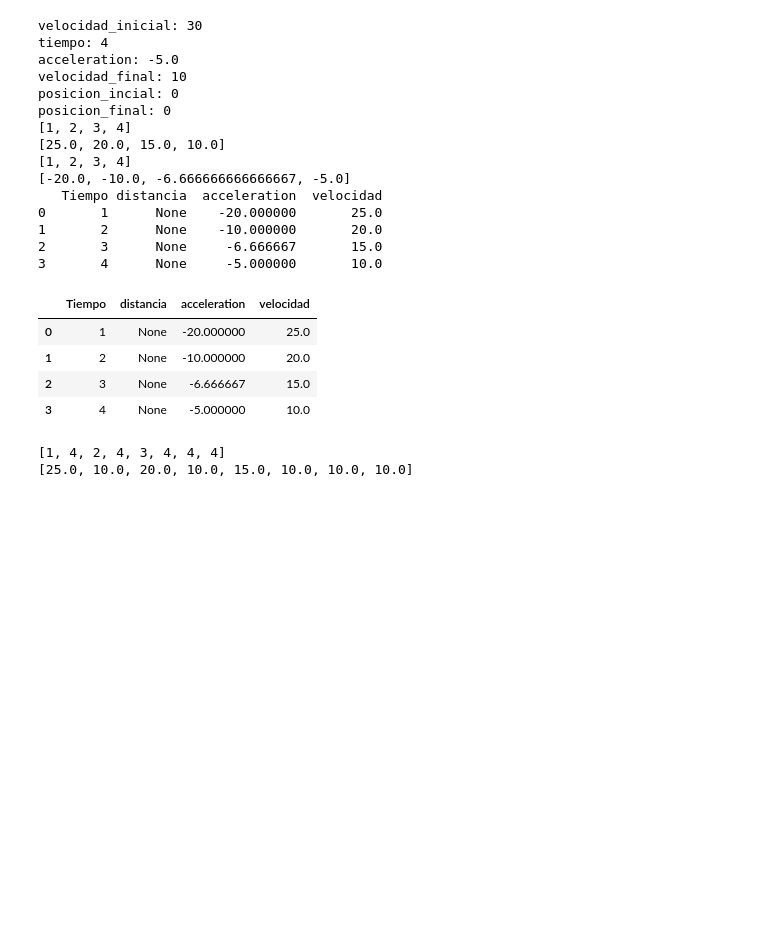
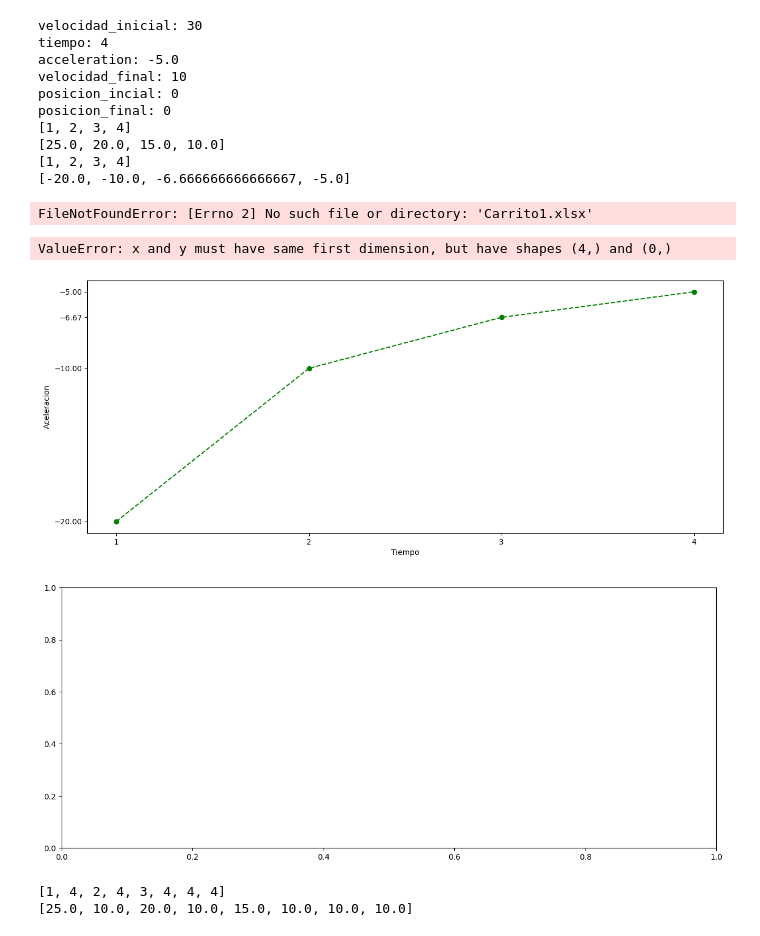
Before and after one commit to Ju4nL/PROYECTO_MRUV_CAF_PY, a Jupyter notebook: Proyecto_Caf.ipynb, the cells around one changed output. Saved outputs shown, nothing was run; the diff lists cells and outputs as text; code cells hidden in the pictures; blank space fills up the shorter version.

```diff
--- a/Proyecto_Caf.ipynb
+++ b/Proyecto_Caf.ipynb
@@ -8,7 +8,7 @@ from itertools import zip_longest #para crear df teniendo listas vacias
 
 class MRUV:
     #constructor
-    def __init__(self, posicion_final=0,acceleration=0,velocidad_inicial=0,velocidad_final=0,tiempo=0):
+    def __init__(self,name,posicion_final=0,acceleration=0,velocidad_inicial=0,velocidad_final=0,tiempo=0):
 
       self.velocidad_inicial=velocidad_inicial
       self.tiempo=tiempo
@@ -21,6 +21,7 @@ class MRUV:
       self.list_posicion=[]
       self.list_velocidad=[]
       self.df_datos=pd.DataFrame()
+      self.name=name
 
     #creamos las funciones para el objeto como acelerar y desacelerar que afectan a la velocidad
 
@@ -86,15 +87,21 @@ class MRUV:
 
     #guardamos la info para no perderla
     def crear_archivo(self):
-      self.df_datos.to_excel("prueba.xlsx",sheet_name="Hoja 1",index=False)
+      archivo=self.name+'.xlsx'
+      self.df_datos.to_excel(archivo,sheet_name="Hoja 1",index=False)
       print(self.df_datos)
       return self.df_datos
 
 
     def unir_datos(self):
+      # archivo=self.name+'.xlsx'
+      # #busco primero si existe el archivo para solo agregar la info
+      # df_archivo=pd.read_excel(archivo)
+      # print(df_archivo)
       #usamos un dataframe para crear una tabla , como sip_longest evitamos un error que pueda truncarnos el proceso
       self.df_datos = pd.DataFrame(list(zip_longest(self.list_tiempo, self.list_posicion, self.list_acceleration,self.list_velocidad)), columns=['Tiempo', 'distancia', 'acceleration','velocidad'])
-
+      self.df_datos['objeto']=self.name
+      self.df_datos['objetodistancia']=''
 
       return self.df_datos
 
@@ -209,12 +216,12 @@ class MRUV:
 #reduciendo su velocidad a 10 m/s en un tiempo de 4 segundos. Queremos determinar la aceleración negativa experimentada durante el frenado.
 
 
-carrito1=MRUV(velocidad_inicial=30,velocidad_final=10,tiempo=4)
+carrito1=MRUV(velocidad_inicial=30,velocidad_final=10,tiempo=4,name='Carrito1')
 carrito1.frm_acceleration()
 carrito1.print()
 carrito1.listar_tiempo()
 carrito1.guardar_datos_velocidad()
-#carrito1.guardar_datos_distancia()
+carrito1.guardar_datos_distancia()
 carrito1.guardar_datos_aceleracion()
 # carrito1.print()
 # carrito1.graficar_velocidad()
@@ -222,6 +229,7 @@ carrito1.guardar_datos_aceleracion()
 # carrito1.graficar_aceleracion()
 carrito1.unir_datos()
 carrito1.crear_archivo()
+carrito1.unir_datos()
 # %% [output]
 velocidad_inicial: 30
 tiempo: 4
@@ -233,16 +241,14 @@ posicion_final: 0
 [25.0, 20.0, 15.0, 10.0]
 [1, 2, 3, 4]
 [-20.0, -10.0, -6.666666666666667, -5.0]
-   Tiempo distancia  acceleration  velocidad
-0       1      None    -20.000000       25.0
-1       2      None    -10.000000       20.0
-2       3      None     -6.666667       15.0
-3       4      None     -5.000000       10.0
-|  | Tiempo | distancia | acceleration | velocidad |
-| 0 | 1 | None | -20.000000 | 25.0 |
-| 1 | 2 | None | -10.000000 | 20.0 |
-| 2 | 3 | None | -6.666667 | 15.0 |
-| 3 | 4 | None | -5.000000 | 10.0 |
+FileNotFoundError: [Errno 2] No such file or directory: 'Carrito1.xlsx'
+# %%
+carrito1.graficar_aceleracion()
+carrito1.graficar_distancia()
+# %% [output]
+ValueError: x and y must have same first dimension, but have shapes (4,) and (0,)
+[figure, added]
+[figure, added]
 # %%
 #tiempo calcular para graficar
 tiempo=4
```
Also changed, not shown: 2 other files.
